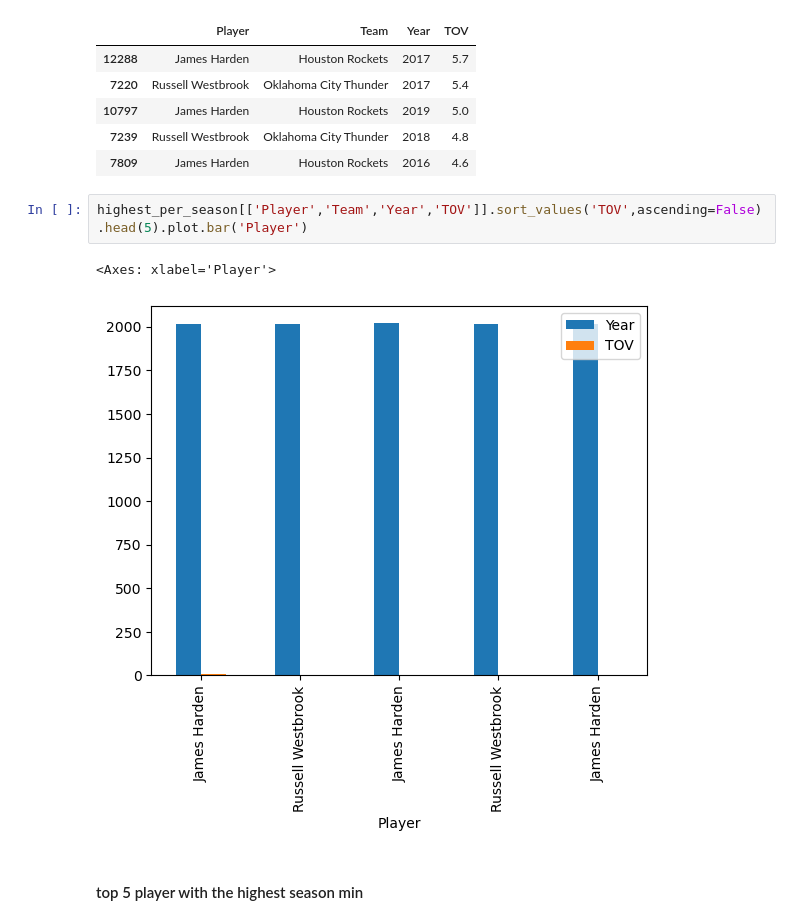
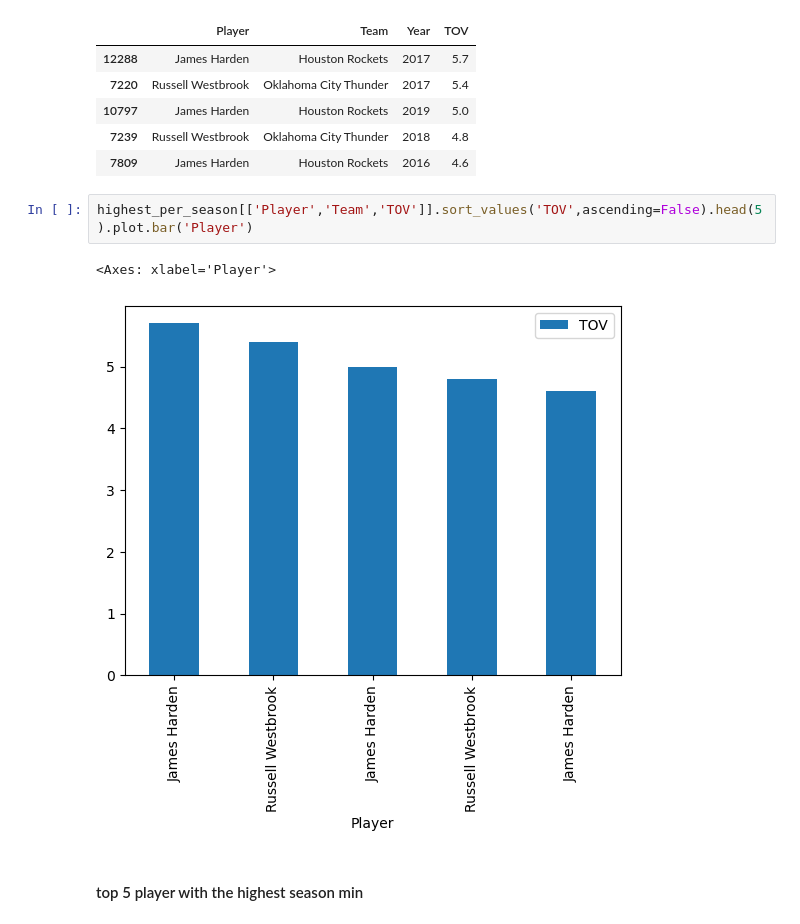
Before and after one commit to khaled-gohar/Python_PBI_NBA-Analysis, a Jupyter notebook: NBA_Analysis.ipynb, the cells around one changed output. Saved outputs shown, nothing was run; the diff lists cells and outputs as text.

```diff
--- a/NBA_Analysis.ipynb
+++ b/NBA_Analysis.ipynb
@@ -291,10 +291,10 @@ highest_per_season[['Player','Team','Year','TOV']]
 | 7239 | Russell Westbrook | Oklahoma City Thunder | 2018 | 4.8 |
 | 7809 | James Harden | Houston Rockets | 2016 | 4.6 |
 # %%
-highest_per_season[['Player','Team','Year','TOV']].sort_values('TOV',ascending=False).head(5).plot.bar('Player')
+highest_per_season[['Player','Team','TOV']].sort_values('TOV',ascending=False).head(5).plot.bar('Player')
 # %% [output]
 <Axes: xlabel='Player'>
-[figure, old version]
+[figure, new version]
 # %% [markdown]
 #### top 5 player with the highest season min
 # %%
```
Also changed, not shown: parts of 7 cells of this notebook, 13 other files.
